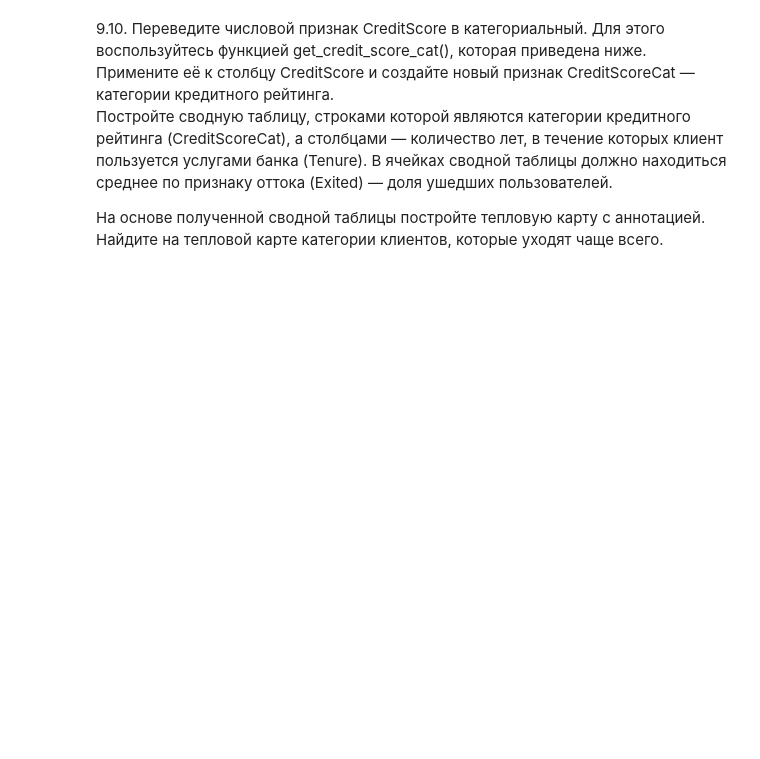
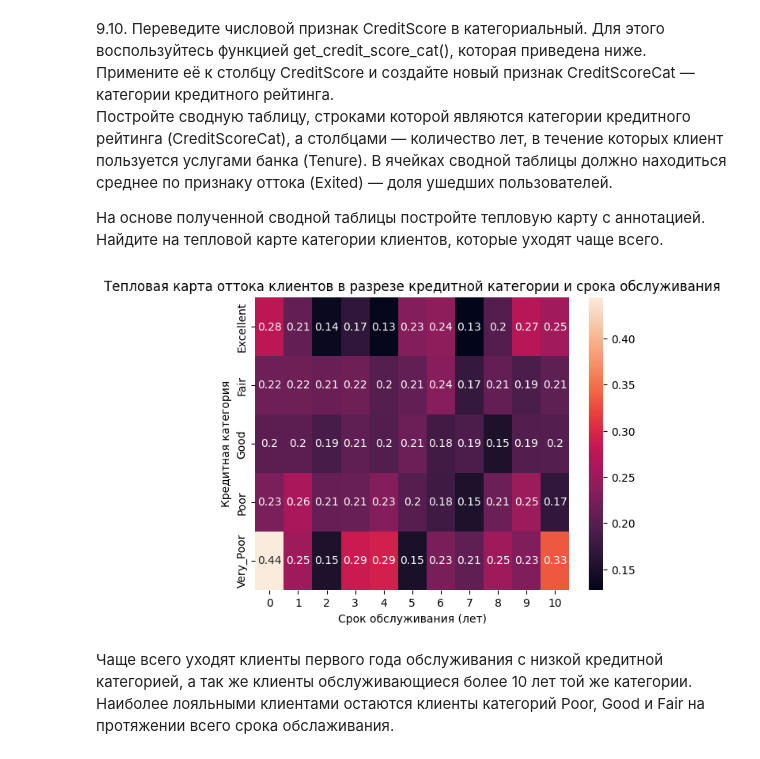
Before and after one commit to oksazzz/oksa_data_science, a Jupyter notebook: Skillfactory/Python_13/итоговое задание.ipynb, the cells around one changed output. Cells and saved outputs as stored; diff of their text form; code cells hidden in the pictures; blank space fills up the shorter version.

```diff
--- a/Skillfactory/Python_13/итоговое задание.ipynb
+++ b/Skillfactory/Python_13/итоговое задание.ipynb
@@ -4,3 +4,4 @@
 import pandas as pd
 churn_data = pd.read_csv('data/churn.csv')
 churn_data.head()
+copy_churn_data=churn_data.copy()
@@ -168,3 +202,35 @@ fig=sns.countplot(
 Постройте сводную таблицу, строками которой являются категории кредитного рейтинга (CreditScoreCat), а столбцами — количество лет, в течение которых клиент пользуется услугами банка (Tenure). В ячейках сводной таблицы должно находиться среднее по признаку оттока (Exited) — доля ушедших пользователей.
 
 На основе полученной сводной таблицы постройте тепловую карту с аннотацией. Найдите на тепловой карте категории клиентов, которые уходят чаще всего.
+# %%
+def get_credit_score_cat(credit_score):
+    if credit_score >= 300 and credit_score < 500:
+        return "Very_Poor"
+    elif credit_score >= 500 and credit_score < 601:
+        return "Poor"
+    elif credit_score >= 601 and credit_score < 661:
+        return "Fair"
+    elif credit_score >= 661 and credit_score < 781:
+        return "Good"
+    elif credit_score >= 781 and credit_score < 851:
+        return "Excellent"
+    elif credit_score >= 851:
+        return "Top"
+    elif credit_score < 300:
+        return "Deep"
+copy_churn_data['CreditScore']=copy_churn_data['CreditScore'].astype('category')
+copy_churn_data['CreditScoreCat']=copy_churn_data['CreditScore'].apply(get_credit_score_cat)
+pivot_data=copy_churn_data.pivot_table(
+    index='CreditScoreCat',
+    columns='Tenure',
+    values='Exited',
+    aggfunc='mean'
+)
+fig=sns.heatmap(pivot_data, annot=True);
+fig.set_title('Тепловая карта оттока клиентов в разрезе кредитной категории и срока обслуживания')
+fig.set_xlabel('Срок обслуживания (лет)')
+fig.set_ylabel('Кредитная категория');
+# %% [output]
+[figure, added]
+# %% [markdown]
+Чаще всего уходят клиенты первого года обслуживания с низкой кредитной категорией, а так же клиенты обслуживающиеся более 10 лет той же категории. Наиболее лояльными клиентами остаются клиенты категорий Poor, Good и Fair на протяжении всего срока обслаживания.
```
Also changed, not shown: parts of 11 cells of this notebook.
